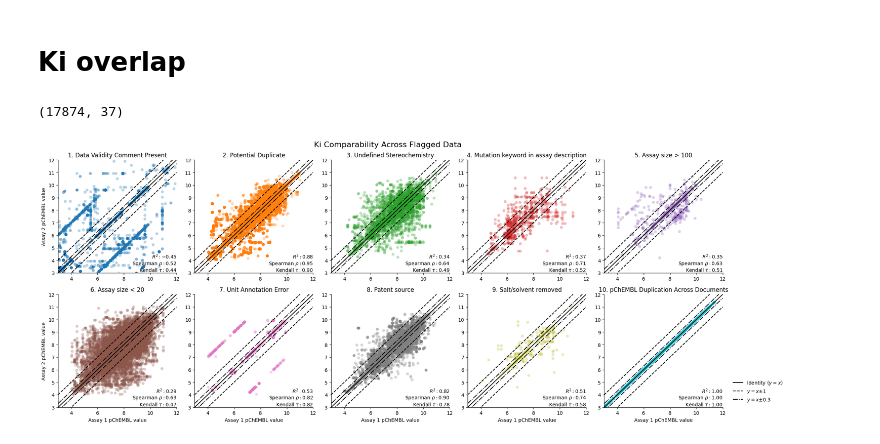
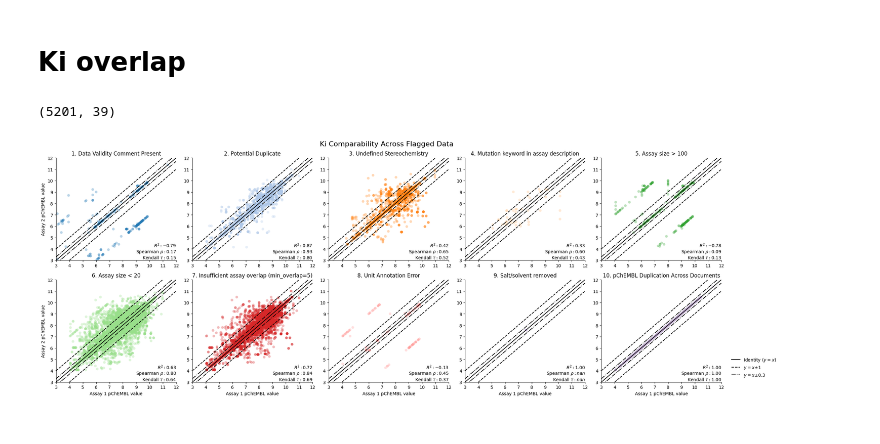
Before and after one commit to CDDLeiden/Capricho, a Jupyter notebook: notebooks/analysis.ipynb, the cells around one changed output. Saved outputs shown, nothing was run; the diff lists cells and outputs as text; code cells hidden in the pictures.

```diff
--- a/notebooks/analysis.ipynb
+++ b/notebooks/analysis.ipynb
@@ -16,9 +16,13 @@ except importlib.metadata.PackageNotFoundError:
 # Get max curated data
 # %%
 import requests
+from pathlib import Path
 from yaml import safe_load
 import numpy as np
 import re
+
+DATA_DIR = Path("data/max-curated")
+DATA_DIR.mkdir(exist_ok=True, parents=True)
 
 activities = ["Ki", "IC50"]
 data_url = "https://raw.githubusercontent.com/rinikerlab/overlapping_assays/refs/heads/main/datasets/{dataset}_datasets.yaml"
@@ -26,8 +30,8 @@ data_url = "https://raw.githubusercontent.com/rinikerlab/overlapping_assays/refs
 
 command_str = (
     "capricho get -tids {targets} -chiral -duchi -reqdoc "
-    "-cure --max-assay-size 100 --min-assay-size 20 -smr -calc -c 9,8,7 "
-    "-biotype {activity}"  # -idcols assay_type
+    "-cure --max-assay-size 100 --min-assay-size 20 --min-assay-overlap 5 -smr -calc -c 9 -idcols assay_type,assay_cell_type "
+    "-biotype {activity} -o {output}"
 )
 # %% [markdown]
 ## Ki
@@ -44,9 +48,13 @@ for key in keys:
 
 ki_targets = np.unique(ki_targets).tolist()
 ki_targets = [re.compile("(CHEMBL\d+)").search(t).group(1) for t in ki_targets]
-command = (
-    command_str.format(targets=",".join(ki_targets), activity=activities[0])
-    + " -o curated-Ki-NoAssayOverlap.csv"
-)
-print(command)
+
+ki_output = DATA_DIR / "curated-Ki-NoAssayOverlap.csv"
+command = command_str.format(targets=",".join(ki_targets), activity=activities[0], output=str(ki_output))
+
+if not ki_output.exists():
+    ! {command}
+else:
+    print(f"Data already exists: {ki_output}")
+    print("Delete this file to re-fetch with updated parameters.")
 # %% [output]
@@ -144,10 +173,10 @@ fig.savefig("ic50_clean_comparability.png", dpi=300, bbox_inches="tight", transp
 # %% [markdown]
 # Ki overlap
 # %%
-df_ki = pd.read_csv("curated_data/curated-Ki-NoAssayOverlap.csv", engine="pyarrow")
+df_ki = pd.read_csv(ki_output, engine="pyarrow")
 subset_ki = df_ki.query('processed_smiles.str.contains("|", regex=False)').assign(
     repeat=lambda x: range(len(x))
 )
 subset_ki.shape
 # %% [output]
-(17874, 37)
+(5201, 39)
@@ -156,8 +189,8 @@ all_comments = get_all_comments()
 exploded_subset_ki = explode_assay_comparability(subset_ki)
 # %%
 fig, axs = plot_multi_panel_comparability(
-    exploded_subset_ki, all_comments, title="Ki Comparability Across Flagged Data", figsize=(20, 8), ncols=5
+    exploded_subset_ki, all_comments, title="Ki Comparability Across Flagged Data", figsize=(22, 8), ncols=5
 )
-fig.savefig("ki_comparability_allflags.png", dpi=300, bbox_inches="tight", transparent=False)
+fig.savefig("ki_flagged_comparability.png", dpi=300, bbox_inches="tight", transparent=False)
 # %% [output]
-[figure, old version]
+[figure, new version]
```
Also changed, not shown: parts of 10 cells of this notebook.
